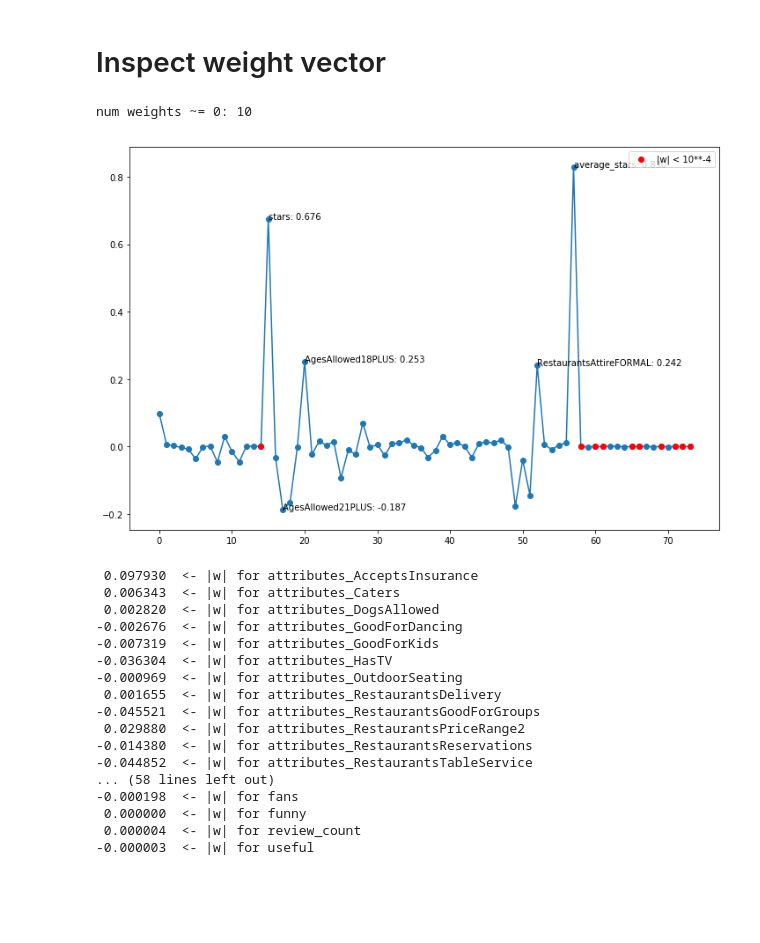
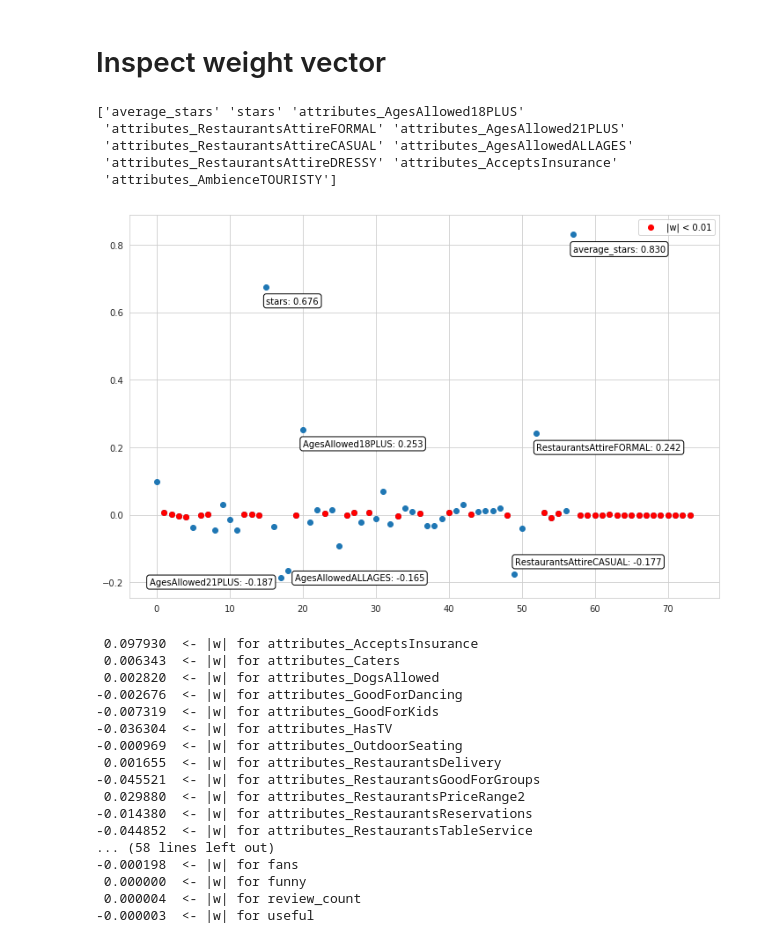
Before and after one commit to jenklu/cs145_course_project, a Jupyter notebook: Ridge regression on EXPANDED features.ipynb, the cells around one changed output. Saved outputs shown, nothing was run; the diff lists cells and outputs as text; code cells hidden in the pictures; blank space fills up the shorter version.

Commit message:
Make weight vector image

```diff
--- a/Ridge regression on EXPANDED features.ipynb
+++ b/Ridge regression on EXPANDED features.ipynb
@@ -122,14 +123,67 @@ print('%f  <- Validation RMSE' % mse_valid)
 1.052503  <- Validation RMSE
 # %% [markdown]
 # Inspect weight vector
-# %%
-w = clf.coef_
-all_columns = np.append(b_data.columns, u_data.columns)
-
-visualize_weight_vector(w, column_names=all_columns)
-# %% [output]
-num weights ~= 0: 10
-[figure, removed]
+# %%
+w = clf.coef_
+all_columns = np.append(b_data.columns, u_data.columns)
+
+xs = range(len(w))
+tiny_weights = np.argwhere(abs(w) <= 0.01)
+
+with sns.axes_style('whitegrid'):
+    f, ax = plt.subplots(figsize=(12, 8))
+# ax.plot(xs, w)
+ax.scatter(xs, w)
+ax.scatter(
+    tiny_weights, w[tiny_weights], color='red', zorder=5,
+    label='|w| < 0.01'
+)
+# ax.plot([0, 0], [70, 0], linestyle='--', zorder=0)
+
+bbp = {'boxstyle': "round", 'fc': "w"}
+
+ws_idx = np.argsort(abs(w))[::-1]
+print(all_columns[ws_idx][:10])
+
+x0, y0 = ws_idx[0], w[ws_idx[0]]
+text = "average_stars: %.3f" % y0
+ax.annotate(s=text, xy=(x0, y0-0.05), bbox=bbp)
+
+x1, y1 = ws_idx[1], w[ws_idx[1]]
+text = "stars: %.3f" % y1
+ax.annotate(s=text, xy=(x1, y1-0.05), bbox=bbp)
+
+x2, y2 = ws_idx[2], w[ws_idx[2]]
+text = "AgesAllowed18PLUS: %.3f" % y2
+ax.annotate(s=text, xy=(x2, y2-0.05), bbox=bbp)
+
+x3, y3 = ws_idx[3], w[ws_idx[3]]
+text = "RestaurantsAttireFORMAL: %.3f" % y3
+ax.annotate(s=text, xy=(x3, y3-0.05), bbox=bbp)
+
+x4, y4 = ws_idx[4], w[ws_idx[4]]
+text = "AgesAllowed21PLUS: %.3f" % y4
+ax.annotate(s=text, xy=(x4-18.0, y4-0.02), bbox=bbp)
+
+x5, y5 = ws_idx[5], w[ws_idx[5]]
+text = "RestaurantsAttireCASUAL: %.3f" % y5
+ax.annotate(s=text, xy=(x5+0.05, y5+0.03), bbox=bbp)
+
+x6, y6 = ws_idx[6], w[ws_idx[6]]
+text = "AgesAllowedALLAGES: %.3f" % y6
+ax.annotate(s=text, xy=(x6+0.9, y6-0.03), bbox=bbp)
+
+
+plt.legend()
+f.savefig('weight_vector.pdf')
+plt.show()
+# %% [output]
+['average_stars' 'stars' 'attributes_AgesAllowed18PLUS'
+ 'attributes_RestaurantsAttireFORMAL' 'attributes_AgesAllowed21PLUS'
+ 'attributes_RestaurantsAttireCASUAL' 'attributes_AgesAllowedALLAGES'
+ 'attributes_RestaurantsAttireDRESSY' 'attributes_AcceptsInsurance'
+ 'attributes_AmbienceTOURISTY']
+[figure, added]
 # %%
 for i, col in enumerate(all_columns):
     if w[i] < 0:
```
Also changed, not shown: parts of 1 cell of this notebook.
